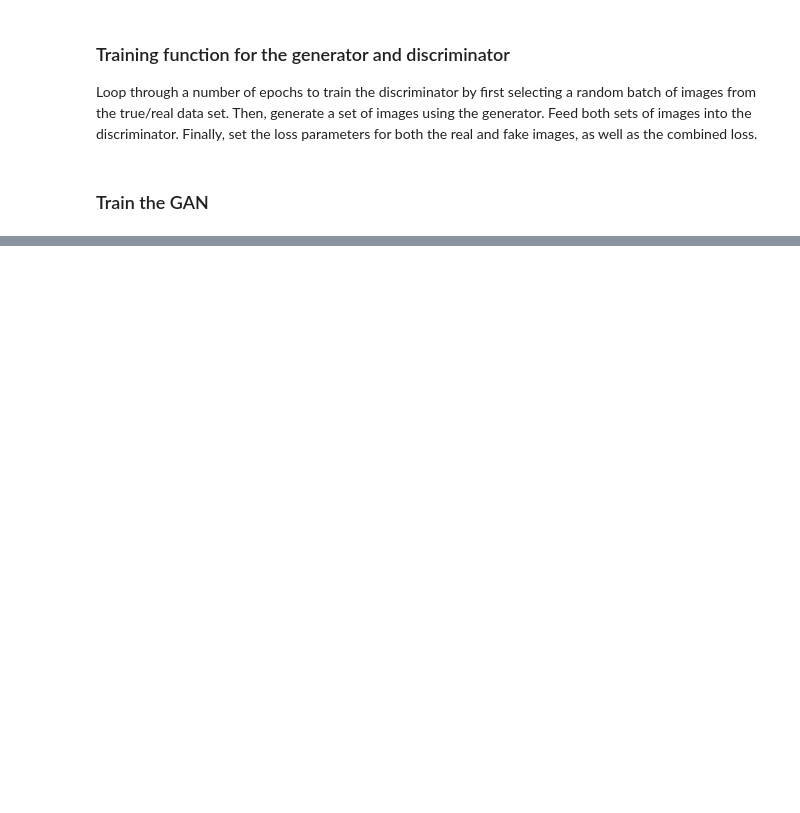
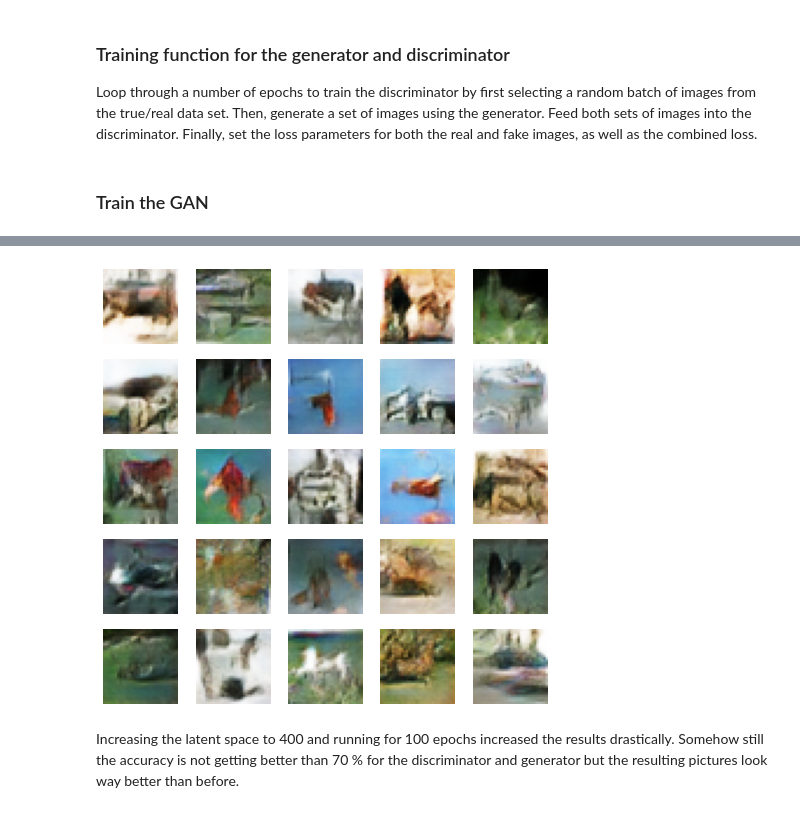
Before and after one commit to mathisloevenich/AML, a Jupyter notebook: Ex8.Regular.GenerativeAdversarialNetwork.ipynb, the cells around one changed output, grey strips where cells are left out. Drawn from its saved outputs; the diff is of its cells as text; code cells hidden in the pictures; blank space fills up the shorter version.

```diff
--- a/Ex8.Regular.GenerativeAdversarialNetwork.ipynb
+++ b/Ex8.Regular.GenerativeAdversarialNetwork.ipynb
@@ -355,0 +464,15 @@ show_plot(X, 5)
+# %%
+# size of the latent space
+latent_dim = 400
+# create the discriminator
+discriminator = define_discriminator()
+# create the generator
+generator = define_generator(latent_dim)
+# create the gan
+gan_model = define_gan(generator, discriminator)
+# load image data
+dataset = load_real_samples()
+# train model
+n_epochs=100 #5
+model_filename = "cifar_GAN." + str(n_epochs) + "_epochs.model"
+train(generator, discriminator, gan_model, model_filename, dataset, latent_dim, n_epochs)
@@ -355,0 +500,29 @@ show_plot(X, 5)
+# %%
+# Now, load the generator model and generate images
+
+# Plot generated images function
+plt.subplots(figsize=(8,8))
+def show_plot(examples, n):
+    for i in range(n * n):
+        plt.subplot(n, n, 1 + i)
+        plt.axis('off')
+        plt.imshow(examples[i, :, :, :])
+    plt.show()
+
+# load model
+model = load_model(model_filename) #Model trained for n epochs
+
+# generate the latent vector
+latent_points = generate_latent_points(400, 25)  #Latent dim and n_samples
+
+# generate images from the latent vector
+X = model.predict(latent_points)
+
+# scale from [-1,1] to [0,1]
+X = (X + 1) / 2.0
+X = (X*255).astype(np.uint8)
+
+# plot the generated images
+# Note: CIFAR10 classes are: airplane, automobile, bird, cat, deer, dog, frog, horse, ship, truck
+show_plot(X, 5)
+# %% [output]
@@ -355,0 +531,3 @@ show_plot(X, 5)
+[figure, added]
+# %% [markdown]
+Increasing the latent space to 400 and running for 100 epochs increased the results drastically. Somehow still the accuracy is not getting better than 70 % for the discriminator and generator but the resulting pictures look way better than before.
```
Also changed, not shown: parts of 10 cells of this notebook.
